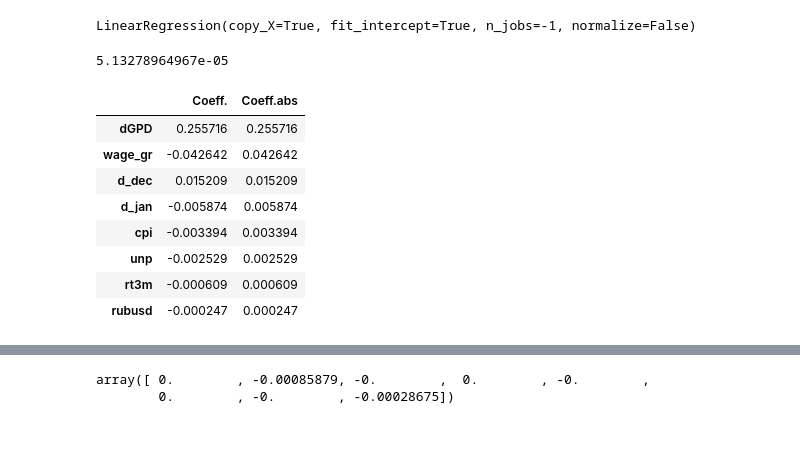
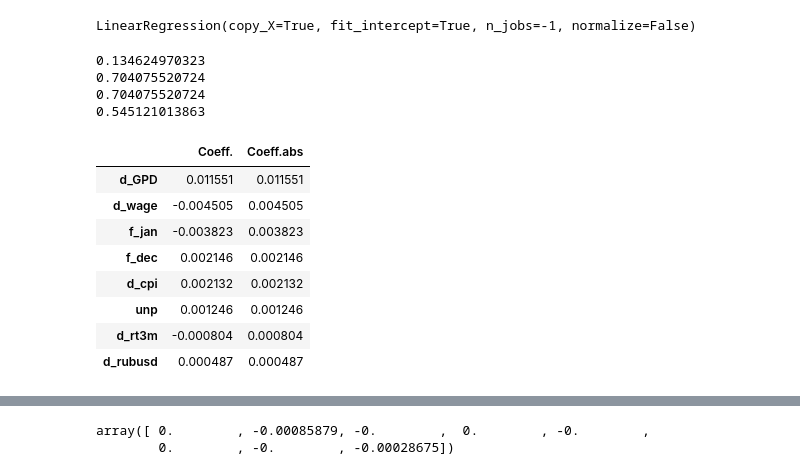
Before and after one commit to krutenyuk/Retail-depo, a Jupyter notebook: Data model.ipynb, the cells around one changed output, grey strips where cells are left out. Cells and saved outputs as stored; diff of their text form; code cells hidden in the pictures; blank space fills up the shorter version.

```diff
--- a/Data model.ipynb
+++ b/Data model.ipynb
@@ -76,3 +47,5 @@ predictors = list(set(['rubusd','wage_gr','rt3m','dGPD','d_dec','d_jan','unp' ,
+# %%
+predictors = list(set(['d_rubusd','d_wage','d_rt3m','d_GPD','f_dec','f_jan','unp' ,'d_cpi']))#'wage',
 # %%
 df[predictors].hist()
 # %% [output]
@@ -121,0 +92,2 @@ from sklearn.preprocessing import StandardScaler
+# %%
+X_train,X_test,y_train,y_test =train_test_split(df[predictors],df['portf_gr'],random_state=0)
@@ -122,7 +96,9 @@ from sklearn.preprocessing import StandardScaler
 # %%
-from sklearn.ensemble import RandomForestRegressor
-from sklearn.metrics import accuracy_score, confusion_matrix, f1_score
 forest = RandomForestRegressor(n_estimators=1000, max_depth = 5,
-                                random_state=42)
-forest.fit(X_train, y_train)
+                                random_state=42).fit(X_train, y_train)
+
+features = pd.DataFrame(forest.feature_importances_,
+                        index=X_train.columns,columns=['Importance']).sort_values(['Importance'],
+                                                     ascending=False)
 test_pred = forest.predict(X_test)
+features
@@ -202,27 +141,34 @@ X_train_scaled.head()
 # %%
+linregsc = LinearRegression(n_jobs=-1)
 linreg = LinearRegression(n_jobs=-1)
-#linreg.fit(X_train_scaled, y_train)
+linregsc.fit(X_train_scaled, y_train)
 linreg.fit(X_train, y_train)
 # %% [output]
 LinearRegression(copy_X=True, fit_intercept=True, n_jobs=-1, normalize=False)
 # %%
-#print(mean_squared_error(linreg.predict(X_train_scaled), y_train))
-print(mean_squared_error(linreg.predict(X_train), y_train))
+print(mean_squared_error(linreg.predict(X_train_scaled), y_train))
+#print(mean_squared_error(linreg.predict(X_train), y_train))
+print(r2_score(y_train,linregsc.predict(X_train_scaled)))
+print(r2_score(y_train,linreg.predict(X_train)))
+print(r2_score(y_test,linregsc.predict(X_test_scaled)))
 # %% [output]
-5.13278964967e-05
+0.134624970323
+0.704075520724
+0.704075520724
+0.545121013863
 # %%
-linreg_coef = pd.DataFrame(np.c_[linreg.coef_, np.abs(linreg.coef_)], index=df[predictors].columns,
+linreg_coef = pd.DataFrame(np.c_[linregsc.coef_, np.abs(linregsc.coef_)], index=df[predictors].columns,
                            columns=['Coeff.', 'Coeff.abs'])
 linreg_coef.sort_values(by='Coeff.abs', ascending=False)
 # %% [output]
 |  | Coeff. | Coeff.abs |
-| dGPD | 0.255716 | 0.255716 |
-| wage_gr | -0.042642 | 0.042642 |
-| d_dec | 0.015209 | 0.015209 |
-| d_jan | -0.005874 | 0.005874 |
-| cpi | -0.003394 | 0.003394 |
-| unp | -0.002529 | 0.002529 |
-| rt3m | -0.000609 | 0.000609 |
-| rubusd | -0.000247 | 0.000247 |
+| d_GPD | 0.011551 | 0.011551 |
+| d_wage | -0.004505 | 0.004505 |
+| f_jan | -0.003823 | 0.003823 |
+| f_dec | 0.002146 | 0.002146 |
+| d_cpi | 0.002132 | 0.002132 |
+| unp | 0.001246 | 0.001246 |
+| d_rt3m | -0.000804 | 0.000804 |
+| d_rubusd | 0.000487 | 0.000487 |
 # %%
 test_l_pred = linreg.predict(X_test)
```
Also changed, not shown: parts of 32 cells of this notebook.
